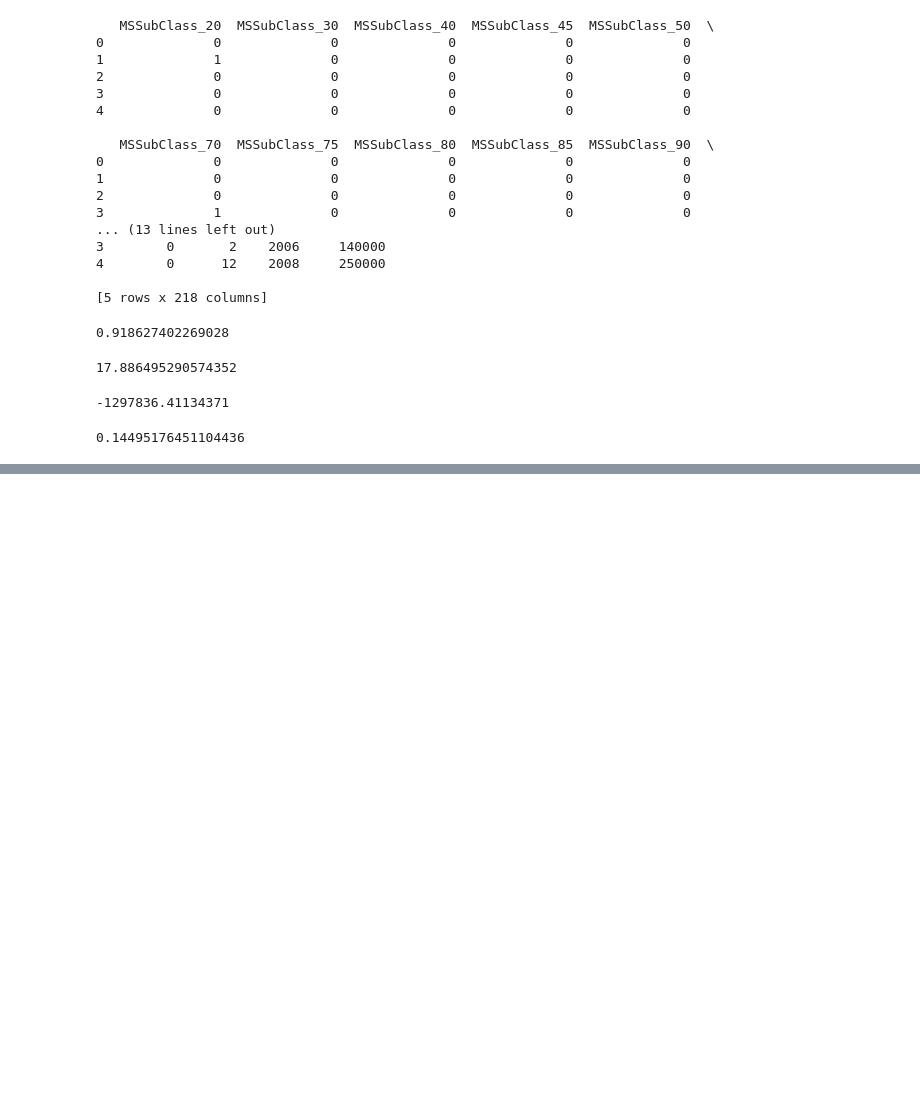
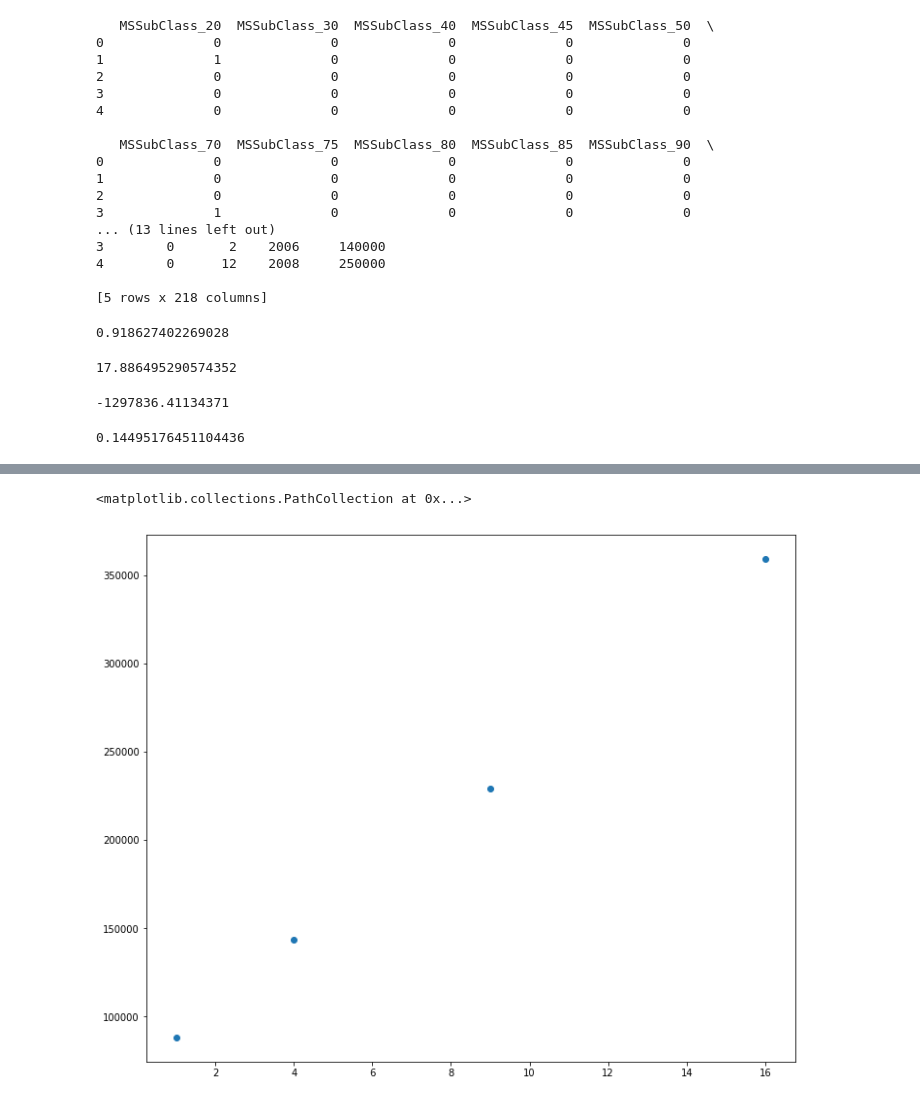
Before and after one commit to bgelly/Machine_Learning_Project_3, a Jupyter notebook: house-prices-advanced-regression-techniques/ridgeBennett/RidgeTestGelly-Copy1.ipynb, the cells around one changed output, grey strips where cells are left out. Cells and saved outputs as stored; diff of their text form; code cells hidden in the pictures; blank space fills up the shorter version.

```diff
--- a/house-prices-advanced-regression-techniques/ridgeBennett/RidgeTestGelly-Copy1.ipynb
+++ b/house-prices-advanced-regression-techniques/ridgeBennett/RidgeTestGelly-Copy1.ipynb
@@ -227,0 +450,7 @@ array([[0., 0., 0., ..., 0., 0., 0.],
+# %%
+import itertools
+list = []
+for i in newOrdList.keys():
+    list.append(i[0])
+
+print(set(list))
@@ -227,0 +459,6 @@ array([[0., 0., 0., ..., 0., 0., 0.],
+# %%
+for i in list:
+    for j in dataProj[i]:
+        for k in newOrdList.keys():
+            if j == k[1]:
+                print()
@@ -227,0 +502,3 @@ array([[0., 0., 0., ..., 0., 0., 0.],
+# %%
+df = pd.DataFrame({'A': [0, 1, 2, 3, 4],'B': [5, 6, 7, 8, 9], 'C': ['a', 'b', 'c', 'd', 'e']})
+df.replace(0, 5)
@@ -227,0 +512,9 @@ array([[0., 0., 0., ..., 0., 0., 0.],
+# %%
+for i in df:
+    df.replace({0: 10, 1: 100})
+# %%
+test_exterqual = dataProj.groupby('ExterQual').mean()
+plt.scatter(x= [i**2 for i in test_exterqual.index], y = test_exterqual['SalePrice'])
+# %% [output]
+<matplotlib.collections.PathCollection at 0x...>
+[figure, added]
```
Also changed, not shown: parts of 33 cells of this notebook, 2 other files.
